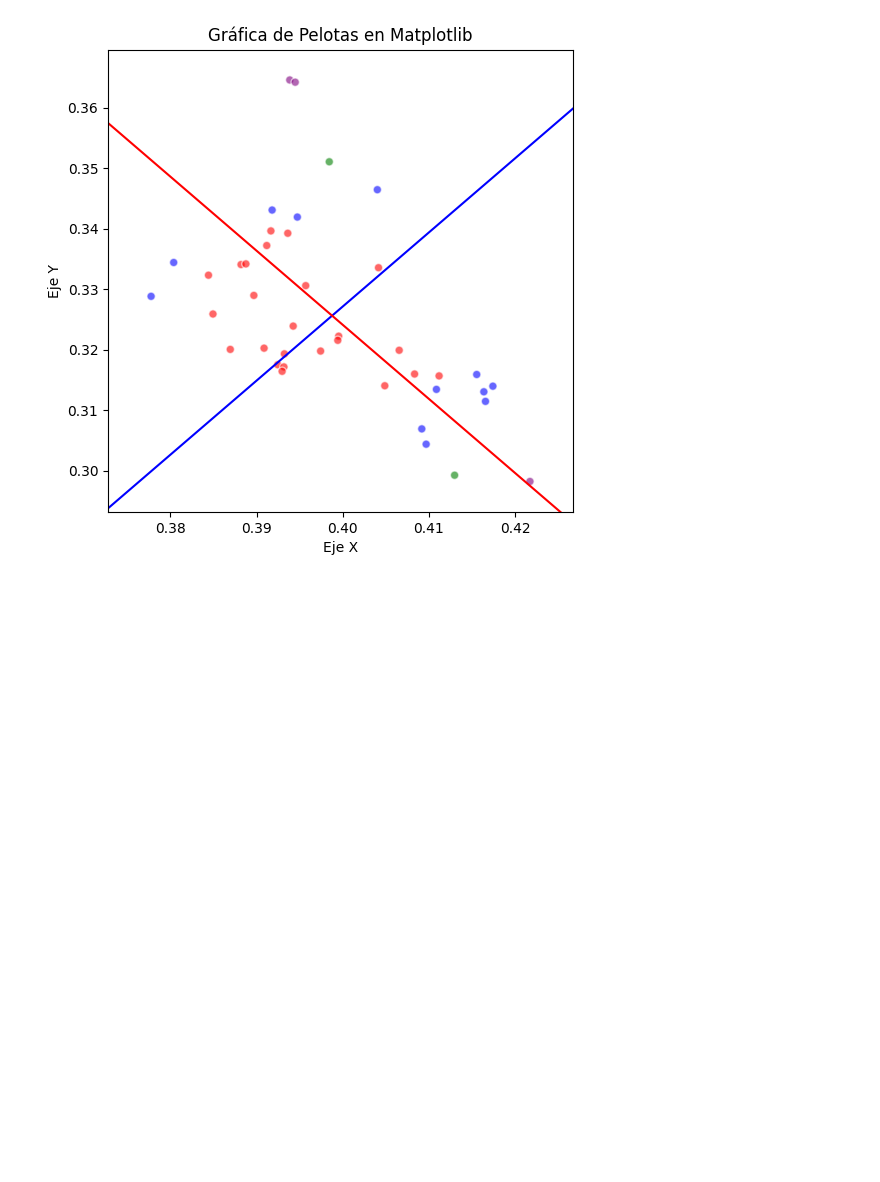
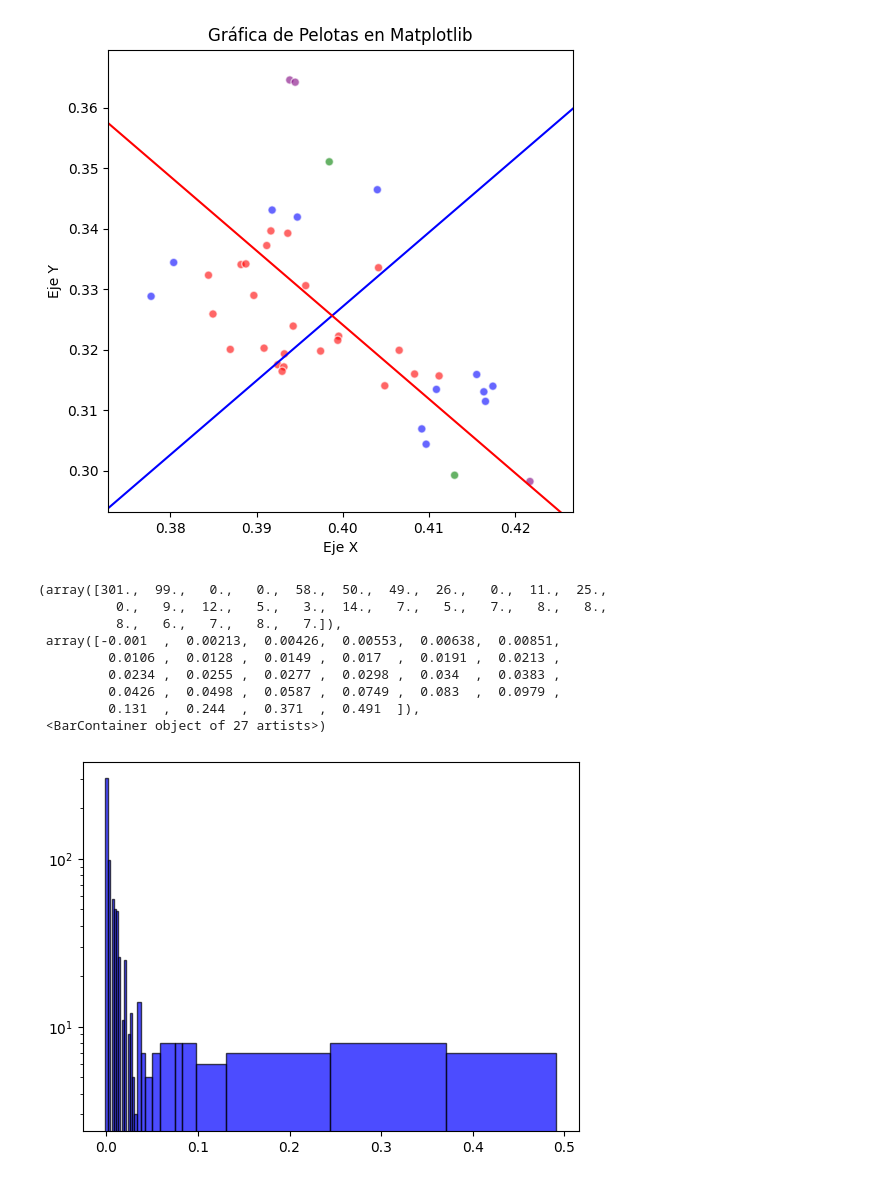
Before and after one commit to anton-p0g/ProyectoWebScrapping, a Jupyter notebook: parte_jose/analisis_areas.ipynb, the cells around one changed output. Cells and saved outputs as stored; diff of their text form; code cells hidden in the pictures; blank space fills up the shorter version.

```diff
--- a/parte_jose/analisis_areas.ipynb
+++ b/parte_jose/analisis_areas.ipynb
@@ -273,3 +273,20 @@ plt.ylabel("Eje Y")
 # %% [output]
 Text(0, 0.5, 'Eje Y')
 [figure]
+# %%
+ratings = data[["Number of Ratings"]]
+escalado_rating = modelo.fit_transform(np.array(ratings["Number of Ratings"]).reshape(-1,1))
+escalado_rating = pd.DataFrame(escalado_rating, columns=["Number of Ratings"])
+bins = pd.qcut(escalado_rating["Number of Ratings"], q=100, duplicates="drop")
+plt.hist(escalado_rating["Number of Ratings"], bins=bins[bins.notna()].cat.categories.left.sort_values().unique(), color='blue', edgecolor='black', alpha=0.7, log=True)
+# %% [output]
+(array([301.,  99.,   0.,   0.,  58.,  50.,  49.,  26.,   0.,  11.,  25.,
+          0.,   9.,  12.,   5.,   3.,  14.,   7.,   5.,   7.,   8.,   8.,
+          8.,   6.,   7.,   8.,   7.]),
+ array([-0.001  ,  0.00213,  0.00426,  0.00553,  0.00638,  0.00851,
+         0.0106 ,  0.0128 ,  0.0149 ,  0.017  ,  0.0191 ,  0.0213 ,
+         0.0234 ,  0.0255 ,  0.0277 ,  0.0298 ,  0.034  ,  0.0383 ,
+         0.0426 ,  0.0498 ,  0.0587 ,  0.0749 ,  0.083  ,  0.0979 ,
+         0.131  ,  0.244  ,  0.371  ,  0.491  ]),
+ <BarContainer object of 27 artists>)
+[figure, added]
```
Also changed, not shown: parts of 1 cell of this notebook.
